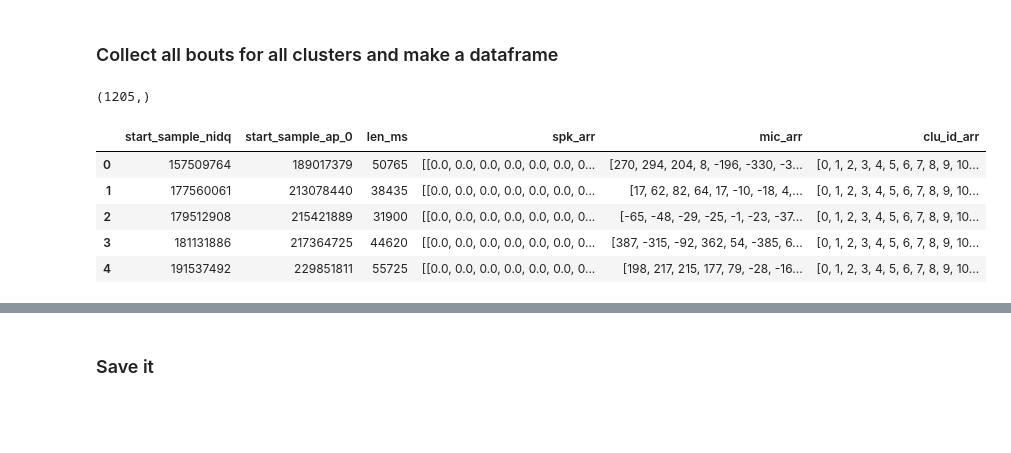
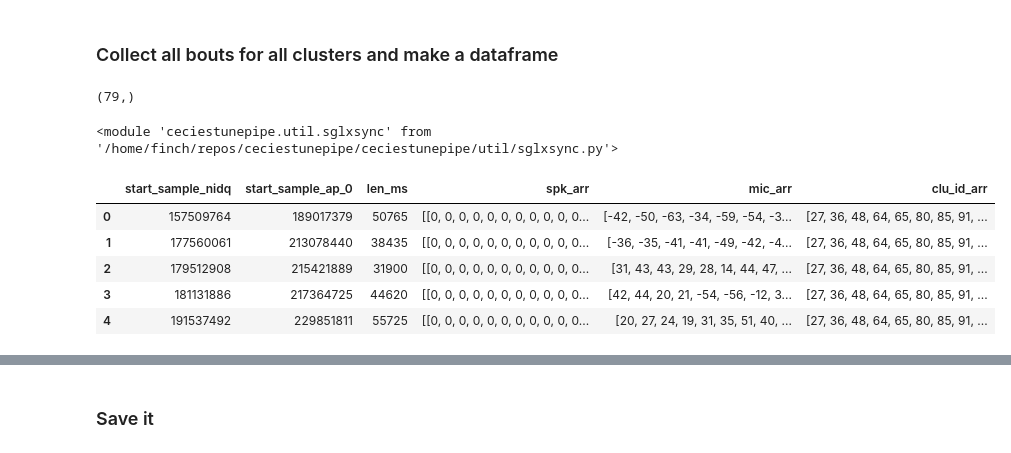
Before and after one commit to zekearneodo/ceciestunepipe, a Jupyter notebook: sglx_pipe-sort_rasters-s_b1253_21-20210718_pouli.ipynb, the cells around one changed output, grey strips where cells are left out. Saved outputs shown, nothing was run; the diff lists cells and outputs as text; code cells hidden in the pictures; blank space fills up the shorter version.

```diff
--- a/sglx_pipe-sort_rasters-s_b1253_21-20210718_pouli.ipynb
+++ b/sglx_pipe-sort_rasters-s_b1253_21-20210718_pouli.ipynb
@@ -104,6 +106,7 @@ reload(et)
 reload(sglu)
 epoch = sess_epochs[0] # g2 is the shortest
 sess_par['epoch'] = epoch
+sess_par['sort'] = 'sort_0'
 
 exp_struct = et.sgl_struct(sess_par, epoch)
 sgl_folders, sgl_files = sglu.sgl_file_struct(exp_struct['folders']['sglx'])
@@ -990,29 +579,11 @@ clu_list.size
 # %%
-def plot_as_raster(x, ax=None, t_0=None):
-    #x is [n_events, n_timestamps] array
-    n_y, n_t = x.shape
-
-    row = np.ones(n_t) + 1
-    t = np.arange(n_t)
-    col = np.arange(n_y)
-
-    frame = col[:, np.newaxis] + row[np.newaxis, :]
-    x[x==0] = np.nan
-
-    if ax is None:
-        fig, ax = plt.subplots()
-
-    raster = ax.scatter(t * x, frame * x, marker='.', facecolor='k', s=1, rasterized=False)
-    if t_0 is not None:
-        ax.axvline(x=t_0, color='red')
-    return ax
-
-
 #### what to plot
 # pick units
 clu_list = np.unique(clu_df.loc[(clu_df['KSLabel']=='good') & (clu_df['nucleus'].isin(['hvc', 'ra'])),
                                 'cluster_id'])
 
+clu_list = np.unique(clu_df.loc[(clu_df['nucleus'].isin(['hvc', 'ra'])),
+                                'cluster_id'])
 #pick window around a bout
 t_pre = - 15
 t_post = 15
@@ -1026,7 +597,7 @@ t_post_samp = int(t_post * s_f_ap)
 bout_idx = 2
 
 # get the streams/spike array
-spk_arr, mic_arr = collect_bout(bout_dict, bout_idx, run_recordings, t_pre, t_post, spk_df, clu_list, mic_stream)
+spk_arr, mic_arr = syn.collect_bout(bout_dict, bout_idx, run_recordings, t_pre, t_post, spk_df, clu_list, mic_stream, all_syn_dict)
 
 
 # plot
@@ -1038,7 +609,7 @@ f, t, sxx = sp.ms_spectrogram(mic_arr.flatten(), all_syn_dict['wav']['s_f'])
 
 ax[0].pcolormesh(t, f, np.log(sxx), cmap='inferno')
 
-plot_as_raster(spk_arr, t_0=int(-pre_sec*s_f_ap), ax=ax[1])
+pu.plot_as_raster(spk_arr, t_0=int(-pre_sec*s_f_ap), ax=ax[1])
 
 bin_size_ms = 10
 bin_size_sample = int(bin_size_ms * 0.001 *  all_syn_dict['ap_0']['s_f'])
@@ -1089,41 +661,55 @@ bin_spk_arr.shape
 NameError: name 'bin_spk_arr' is not defined
 # %% [markdown]
 ### Collect all bouts for all clusters and make a dataframe
-# %%
-clu_list = np.unique(clu_df['cluster_id'])
-clu_list.shape
-# %% [output]
-(1205,)
+# %%
+clu_list = np.unique(clu_df.loc[(clu_df['nucleus'].isin(['hvc', 'ra'])),
+                                'cluster_id'])
+
+clu_list = np.unique(clu_df.loc[(clu_df['KSLabel']=='good') & (clu_df['nucleus'].isin(['hvc', 'ra'])),
+                                'cluster_id'])
+clu_list.shape
+# %% [output]
+(79,)
+# %%
+reload(syn)
+# %% [output]
+<module 'ceciestunepipe.util.sglxsync' from '/home/finch/repos/ceciestunepipe/ceciestunepipe/util/sglxsync.py'>
 # %%
+clu_list = np.unique(clu_df.loc[(clu_df['KSLabel']=='mua') & (clu_df['nucleus'].isin(['hvc', 'ra'])),
+                                'cluster_id'])
+
 spk_arr_list = []
 mic_arr_list = []
 clu_id_arr_list = []
 
-t_pre = 5
+t_pre = -5
 t_post = 5
 
 ## get the bouts arrays
 for bout_idx, start in enumerate(bout_dict['start_ms']):
-    spk_arr, mic_arr = collect_bout(bout_dict, bout_idx, run_recordings, t_pre, t_post, spk_df, clu_list, mic_stream)
-    spk_arr_list.append(spk_arr)
-    mic_arr_list.append(mic_arr)
-    clu_id_arr_list.append(np.array(clu_list))
+    spk_arr, mic_arr = syn.collect_bout(bout_dict, bout_idx, run_recordings, t_pre, t_post, spk_df, clu_list, mic_stream, all_syn_dict)
+    spk_arr_list.append(spk_arr.astype(np.short))
+    mic_arr_list.append(mic_arr.astype(np.int16))
+    #clu_id_arr_list.append(np.array(clu_list))
 
 
 ## make into a pandas dataframe
+bout_dict['t_pre_ms'] = t_pre * 1000
+bout_dict['t_post_ms'] = t_post * 1000
+
 bout_dict['spk_arr'] = spk_arr_list
 bout_dict['mic_arr'] = mic_arr_list
-bout_dict['clu_id_arr'] = clu_id_arr_list
+#bout_dict['clu_id_arr'] = clu_id_arr_list
 keys_to_df = ['start_sample_nidq', 'start_sample_ap_0', 'len_ms', 'spk_arr', 'mic_arr', 'clu_id_arr']
 
 bout_dict_df = {k: bout_dict[k] for k in keys_to_df}
 bout_df = pd.DataFrame.from_dict(bout_dict_df)
 
 bout_df.head()
 # %% [output]
 |  | start_sample_nidq | start_sample_ap_0 | len_ms | spk_arr | mic_arr | clu_id_arr |
-| 0 | 157509764 | 189017379 | 50765 | [[0.0, 0.0, 0.0, 0.0, 0.0, 0.0, 0... | [270, 294, 204, 8, -196, -330, -3... | [0, 1, 2, 3, 4, 5, 6, 7, 8, 9, 10... |
-| 1 | 177560061 | 213078440 | 38435 | [[0.0, 0.0, 0.0, 0.0, 0.0, 0.0, 0... | [17, 62, 82, 64, 17, -10, -18, 4,... | [0, 1, 2, 3, 4, 5, 6, 7, 8, 9, 10... |
-| 2 | 179512908 | 215421889 | 31900 | [[0.0, 0.0, 0.0, 0.0, 0.0, 0.0, 0... | [-65, -48, -29, -25, -1, -23, -37... | [0, 1, 2, 3, 4, 5, 6, 7, 8, 9, 10... |
-| 3 | 181131886 | 217364725 | 44620 | [[0.0, 0.0, 0.0, 0.0, 0.0, 0.0, 0... | [387, -315, -92, 362, 54, -385, 6... | [0, 1, 2, 3, 4, 5, 6, 7, 8, 9, 10... |
-| 4 | 191537492 | 229851811 | 55725 | [[0.0, 0.0, 0.0, 0.0, 0.0, 0.0, 0... | [198, 217, 215, 177, 79, -28, -16... | [0, 1, 2, 3, 4, 5, 6, 7, 8, 9, 10... |
+| 0 | 157509764 | 189017379 | 50765 | [[0, 0, 0, 0, 0, 0, 0, 0, 0, 0, 0... | [-42, -50, -63, -34, -59, -54, -3... | [27, 36, 48, 64, 65, 80, 85, 91, ... |
+| 1 | 177560061 | 213078440 | 38435 | [[0, 0, 0, 0, 0, 0, 0, 0, 0, 0, 0... | [-36, -35, -41, -41, -49, -42, -4... | [27, 36, 48, 64, 65, 80, 85, 91, ... |
+| 2 | 179512908 | 215421889 | 31900 | [[0, 0, 0, 0, 0, 0, 0, 0, 0, 0, 0... | [31, 43, 43, 29, 28, 14, 44, 47, ... | [27, 36, 48, 64, 65, 80, 85, 91, ... |
+| 3 | 181131886 | 217364725 | 44620 | [[0, 0, 0, 0, 0, 0, 0, 0, 0, 0, 0... | [42, 44, 20, 21, -54, -56, -12, 3... | [27, 36, 48, 64, 65, 80, 85, 91, ... |
+| 4 | 191537492 | 229851811 | 55725 | [[0, 0, 0, 0, 0, 0, 0, 0, 0, 0, 0... | [20, 27, 24, 19, 31, 35, 51, 40, ... | [27, 36, 48, 64, 65, 80, 85, 91, ... |
```
Also changed, not shown: parts of 69 cells of this notebook, 5 other files.
